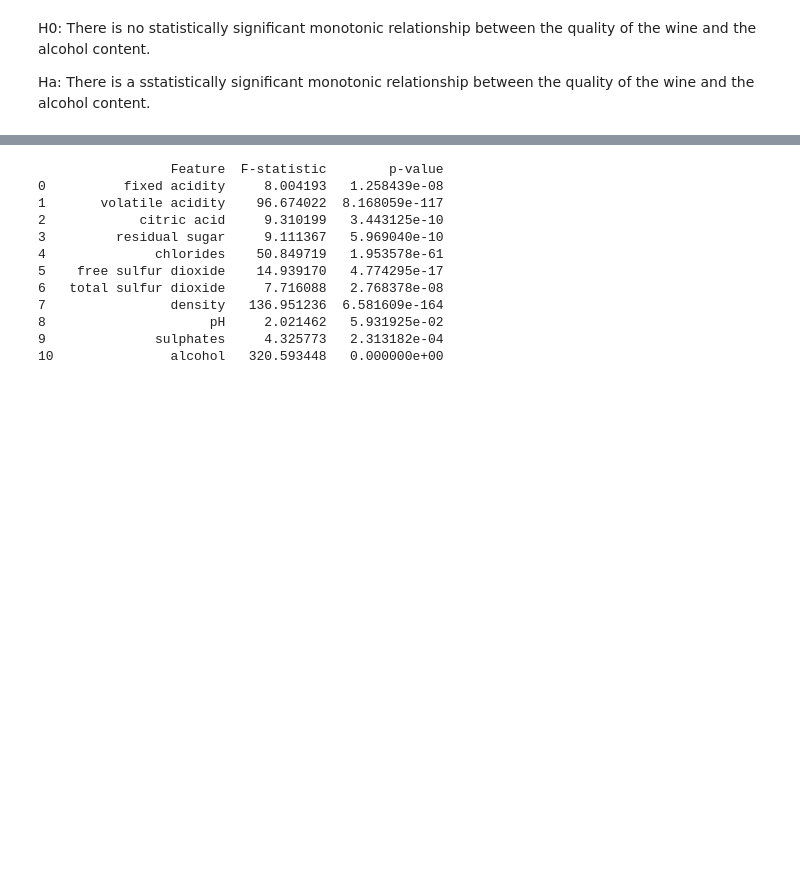
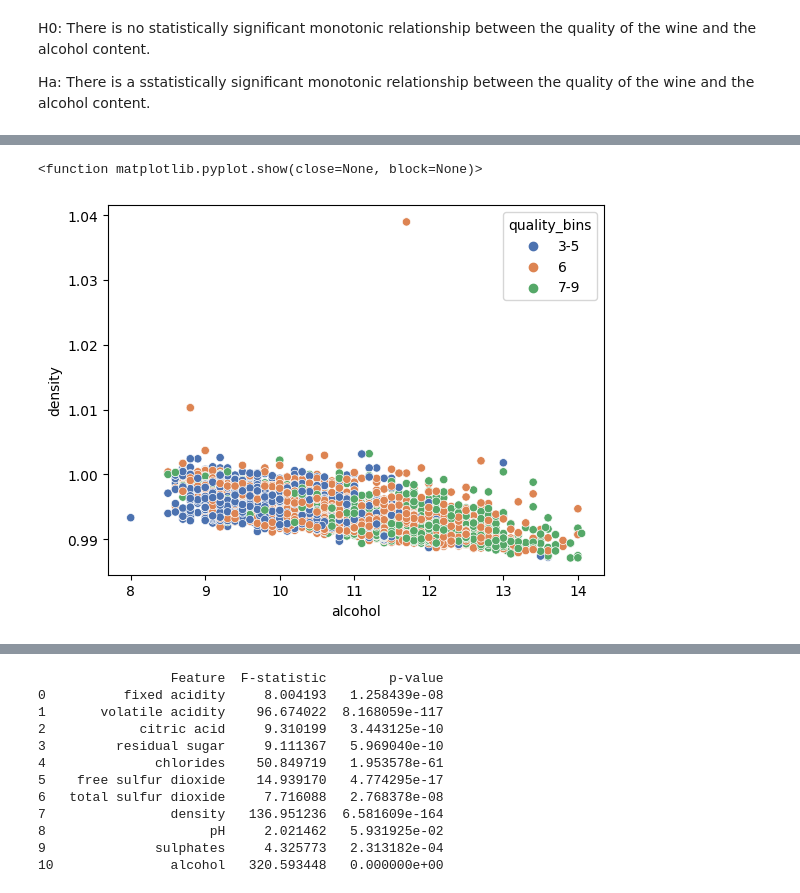
Before and after one commit to Clustering-Project/wine_quality_project, a Jupyter notebook: John/explore.ipynb, the cells around one changed output, grey strips where cells are left out. Saved outputs shown, nothing was run; the diff lists cells and outputs as text; code cells hidden in the pictures; blank space fills up the shorter version.

```diff
--- a/John/explore.ipynb
+++ b/John/explore.ipynb
@@ -183,0 +201,4 @@ There is a statistically significant Spearman's rank correlation (p-value = 0.00
+# %%
+kmeans = KMeans(n_clusters=3, n_init='auto')
+features = train[['alcohol', 'density']]
+kmeans.fit(features)
@@ -183,0 +207,2 @@ There is a statistically significant Spearman's rank correlation (p-value = 0.00
+# %%
+train['sk_clusters'] = kmeans.labels_
@@ -183,0 +220,14 @@ There is a statistically significant Spearman's rank correlation (p-value = 0.00
+# %%
+bins = [3, 5, 6, 9]
+
+# Define custom labels
+labels = ['3-5', '6', '7-9']
+
+# Create a new column "quality_bins" to store the bin labels
+train['quality_bins'] = pd.cut(train['quality'], bins=bins, labels=labels)
+# %%
+sns.scatterplot(data=train, x='alcohol', y='density', hue='quality_bins', palette='deep')
+plt.show
+# %% [output]
+<function matplotlib.pyplot.show(close=None, block=None)>
+[figure, added]
```
Also changed, not shown: parts of 13 cells of this notebook, 1 other file.
